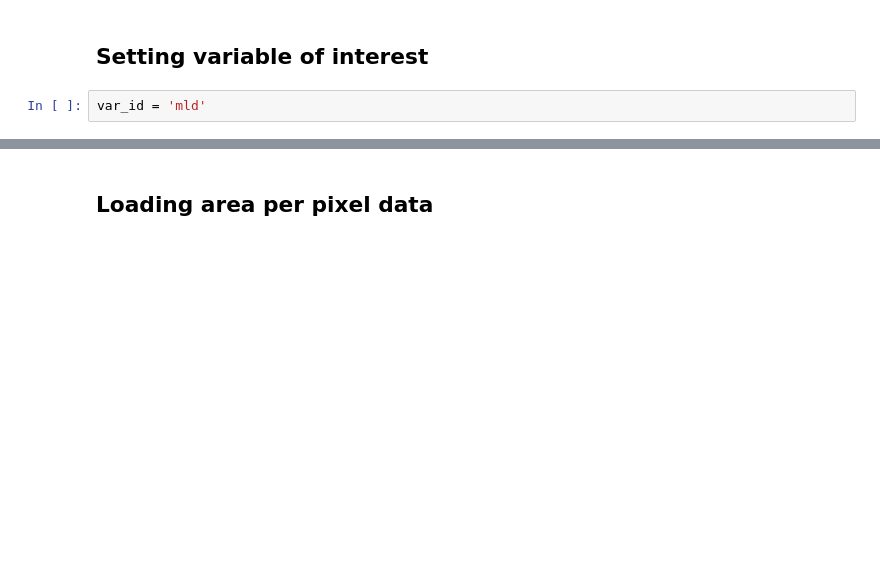
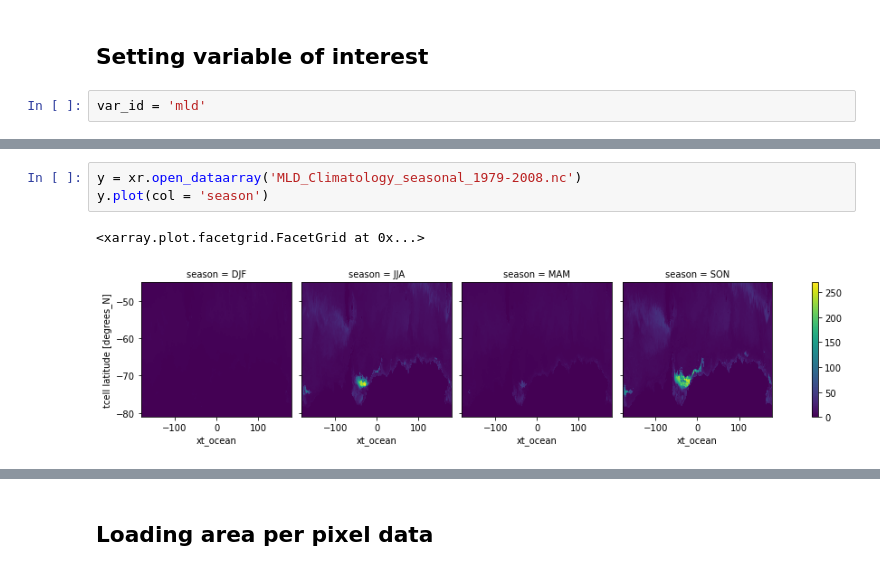
Before and after one commit to lidefi87/ACCESS_scripts_DFA, a Jupyter notebook: Scripts/ZonalStatistics.ipynb, the cells around one changed output, grey strips where cells are left out. Saved outputs shown, nothing was run; the diff lists cells and outputs as text; blank space fills up the shorter version.

```diff
--- a/Scripts/ZonalStatistics.ipynb
+++ b/Scripts/ZonalStatistics.ipynb
@@ -184,0 +261,6 @@ var_id = 'mld'
+# %%
+y = xr.open_dataarray('MLD_Climatology_seasonal_1979-2008.nc')
+y.plot(col = 'season')
+# %% [output]
+<xarray.plot.facetgrid.FacetGrid at 0x...>
+[figure, added]
```
Also changed, not shown: parts of 14 cells of this notebook.
